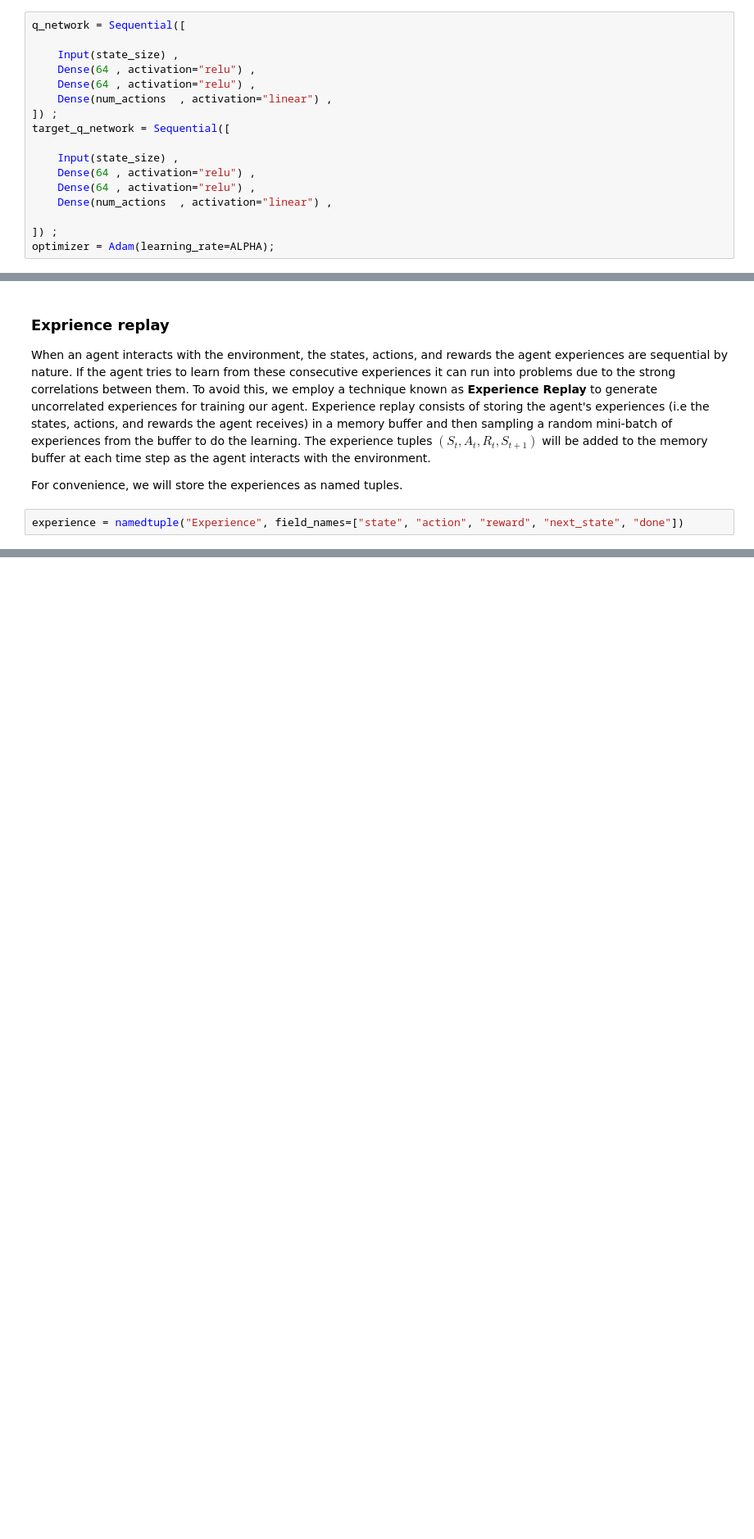
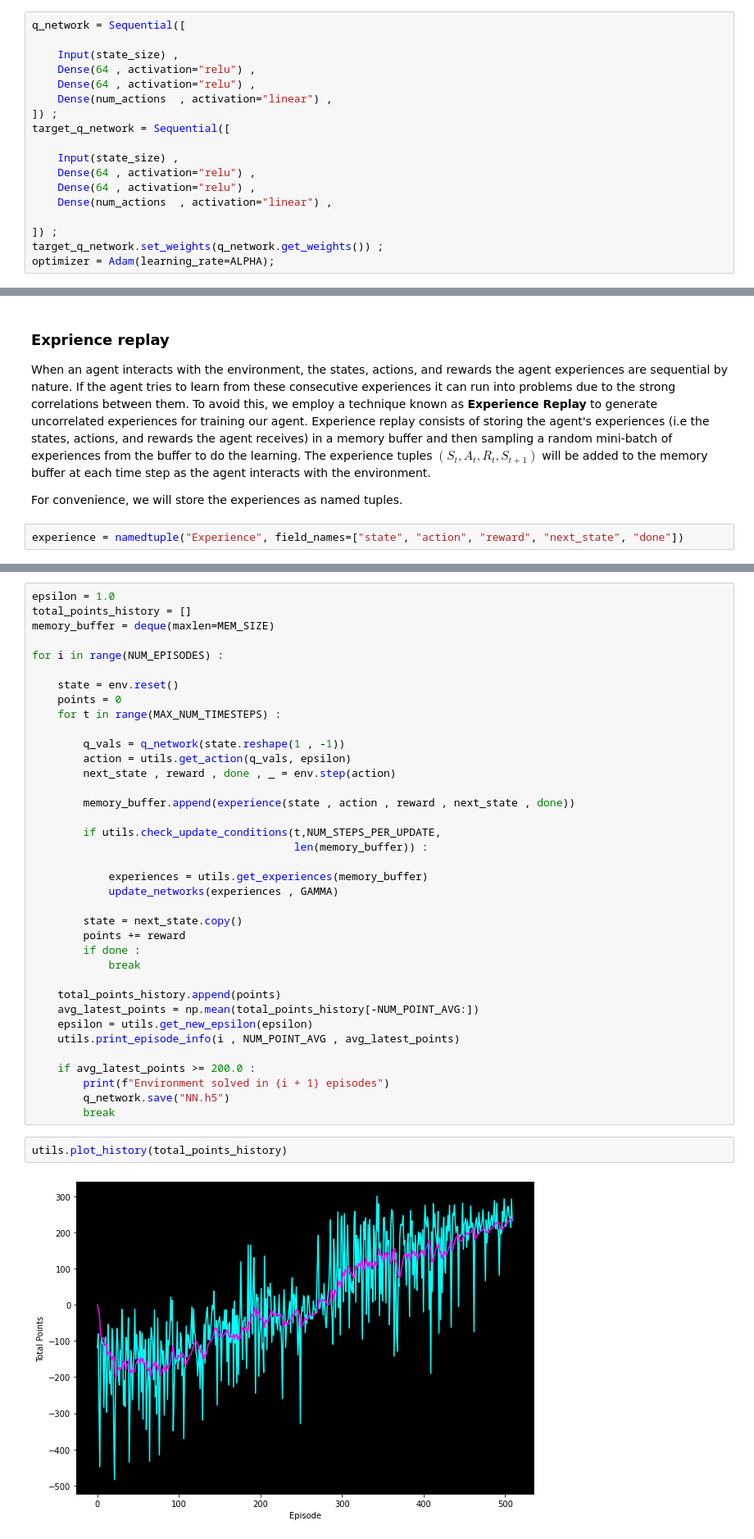
Before and after one commit to mehrdad3301/Lunar-Lander, a Jupyter notebook: Lander.ipynb, the cells around one changed output, grey strips where cells are left out. Shown at 82% size. Cells and saved outputs as stored; diff of their text form; blank space fills up the shorter version.

```diff
--- a/Lander.ipynb
+++ b/Lander.ipynb
@@ -71,4 +75,5 @@ target_q_network = Sequential([
     Dense(num_actions  , activation="linear") ,
 
 ]) ;
+target_q_network.set_weights(q_network.get_weights()) ;
 optimizer = Adam(learning_rate=ALPHA);
@@ -140,0 +140,41 @@ def update_networks(expriences , gamma) :
+# %%
+epsilon = 1.0
+total_points_history = []
+memory_buffer = deque(maxlen=MEM_SIZE)
+
+for i in range(NUM_EPISODES) :
+
+    state = env.reset()
+    points = 0
+    for t in range(MAX_NUM_TIMESTEPS) :
+
+        q_vals = q_network(state.reshape(1 , -1))
+        action = utils.get_action(q_vals, epsilon)
+        next_state , reward , done , _ = env.step(action)
+
+        memory_buffer.append(experience(state , action , reward , next_state , done))
+
+        if utils.check_update_conditions(t,NUM_STEPS_PER_UPDATE,
+                                         len(memory_buffer)) :
+
+            experiences = utils.get_experiences(memory_buffer)
+            update_networks(experiences , GAMMA)
+
+        state = next_state.copy()
+        points += reward
+        if done :
+            break
+
+    total_points_history.append(points)
+    avg_latest_points = np.mean(total_points_history[-NUM_POINT_AVG:])
+    epsilon = utils.get_new_epsilon(epsilon)
+    utils.print_episode_info(i , NUM_POINT_AVG , avg_latest_points)
+
+    if avg_latest_points >= 200.0 :
+        print(f"Environment solved in {i + 1} episodes")
+        q_network.save("NN.h5")
+        break
+# %%
+utils.plot_history(total_points_history)
+# %% [output]
+[figure, added]
```
Also changed, not shown: parts of 12 cells of this notebook.
